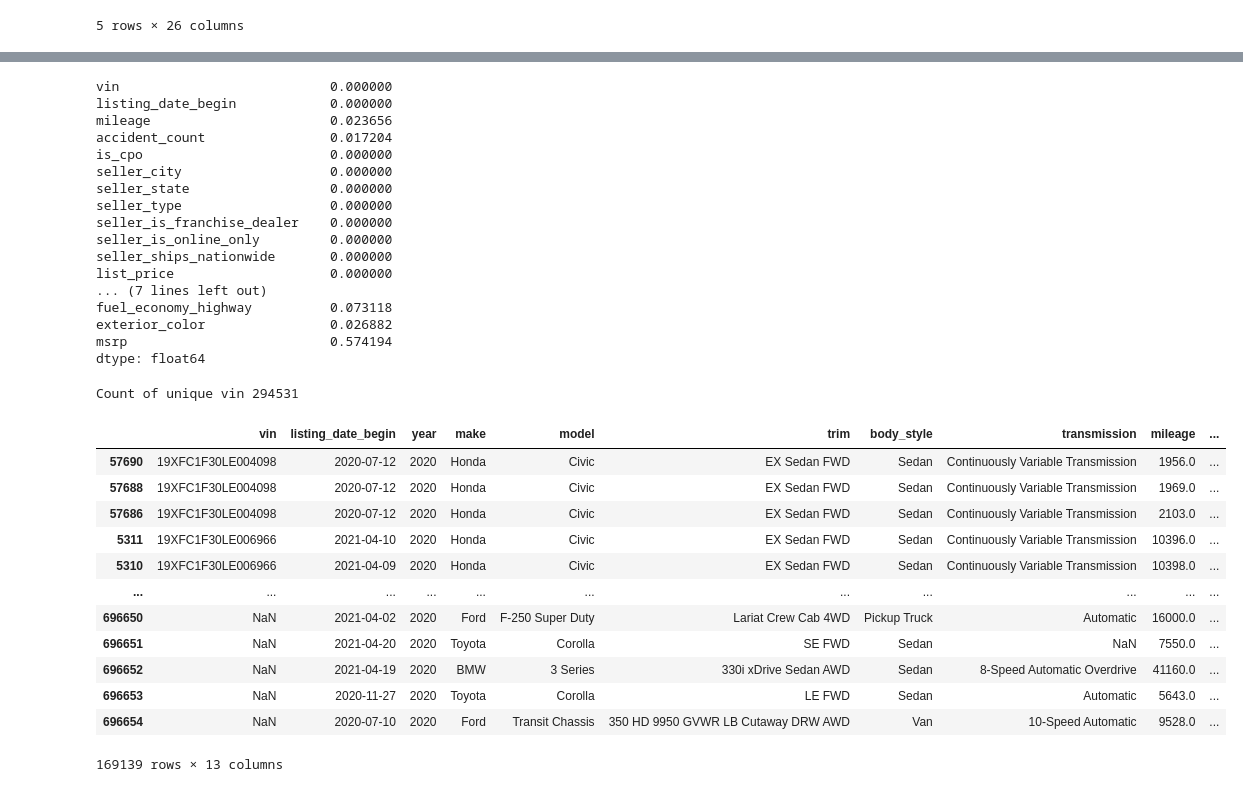
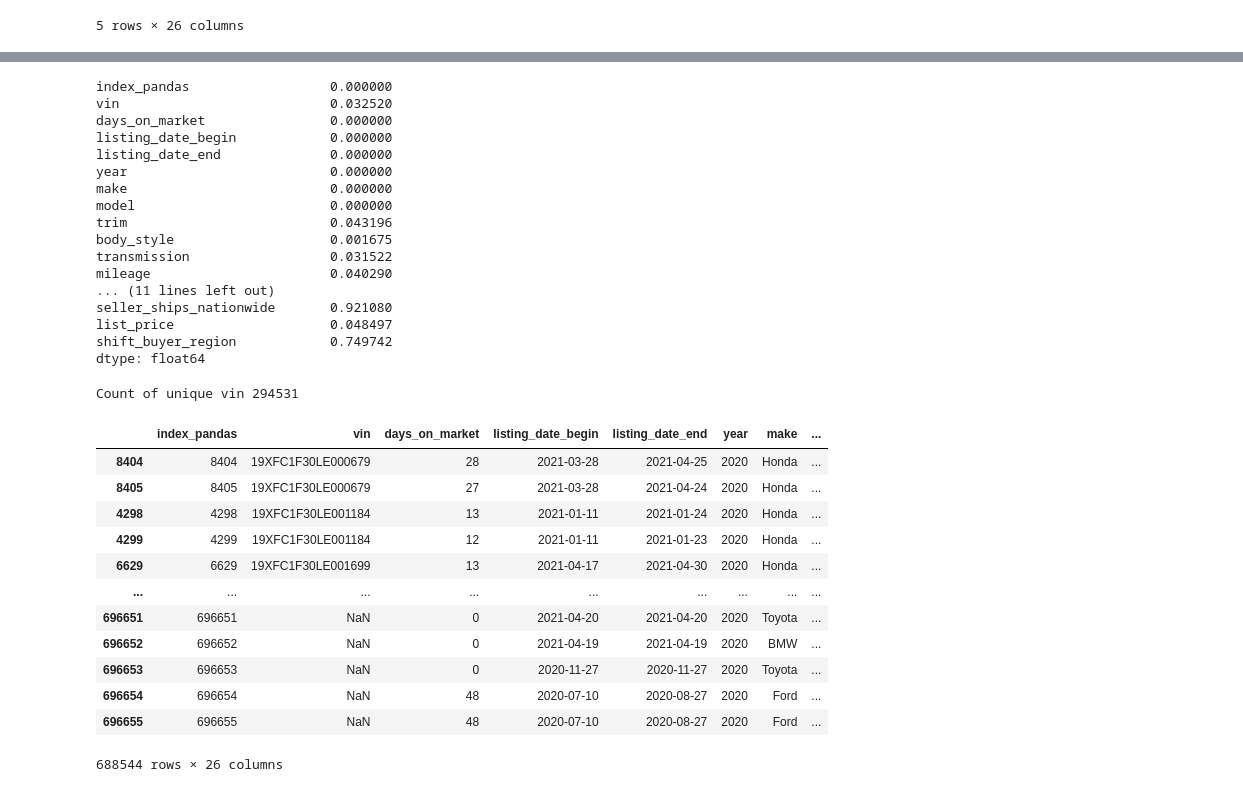
Before and after one commit to ehegermiller/price-prediction, a Jupyter notebook: scr/Price_Exploration.ipynb, the cells around one changed output, grey strips where cells are left out. Drawn from its saved outputs; the diff is of its cells as text; code cells hidden in the pictures.

```diff
--- a/scr/Price_Exploration.ipynb
+++ b/scr/Price_Exploration.ipynb
@@ -77,7 +83,7 @@ sns.set(style="whitegrid", color_codes=True)
 import statsmodels.api as sm
 from datetime import timedelta
 # %%
-import_directory = 'C:\\Users\\emmah\\Google Drive\\Job Applications\\TechnicalAssessment\\Shift\\data'
+import_directory = 'C:\\Users\\Emma Hegermiller\\Git\\price-prediction\\data'
 
 df_import =pd.read_csv(import_directory + '\\sample.csv')
 # %%
@@ -129,55 +132,41 @@ dtype: object
 row_total = len(df_import)
 df_import.isna().sum()/row_total
 # %% [output]
-vin                           0.000000
+index_pandas                  0.000000
+vin                           0.032520
+days_on_market                0.000000
 listing_date_begin            0.000000
-mileage                       0.023656
-accident_count                0.017204
-is_cpo                        0.000000
-seller_city                   0.000000
-seller_state                  0.000000
-seller_type                   0.000000
-seller_is_franchise_dealer    0.000000
-seller_is_online_only         0.000000
-seller_ships_nationwide       0.000000
-list_price                    0.000000
-... (7 lines left out)
-fuel_economy_highway          0.073118
-exterior_color                0.026882
-msrp                          0.574194
+listing_date_end              0.000000
+year                          0.000000
+make                          0.000000
+model                         0.000000
+trim                          0.043196
+body_style                    0.001675
+transmission                  0.031522
+mileage                       0.040290
+... (11 lines left out)
+seller_ships_nationwide       0.921080
+list_price                    0.048497
+shift_buyer_region            0.749742
 dtype: float64
 # %%
 # Looking at duplicate vin
 print("Count of unique vin {}".format(len(df_import.vin.unique())))
-vehicle_attributes = ["vin",
-                      "listing_date_begin",
-                      "year",
-                      "make",
-                      "model",
-                      "trim",
-                      "body_style",
-                      "transmission",
-                      "mileage",
-                      "accident_count",
-                      "fuel_economy_city",
-                      "fuel_economy_highway",
-                     "exterior_color"]
-df_vehicle = df_import[vehicle_attributes].drop_duplicates()
-ids = df_vehicle["vin"]
-df_vehicle[ids.isin(ids[ids.duplicated()])].sort_values("vin")
+ids = df_import["vin"]
+df_import.drop_duplicates()[ids.isin(ids[ids.duplicated()])].sort_values("vin")
 # %% [output]
 Count of unique vin 294531
-|  | vin | listing_date_begin | year | make | model | trim | body_style | transmission | mileage | ... |
-| 57690 | 19XFC1F30LE004098 | 2020-07-12 | 2020 | Honda | Civic | EX Sedan FWD | Sedan | Continuously Variable Transmission | 1956.0 | ... |
-| 57688 | 19XFC1F30LE004098 | 2020-07-12 | 2020 | Honda | Civic | EX Sedan FWD | Sedan | Continuously Variable Transmission | 1969.0 | ... |
-| 57686 | 19XFC1F30LE004098 | 2020-07-12 | 2020 | Honda | Civic | EX Sedan FWD | Sedan | Continuously Variable Transmission | 2103.0 | ... |
-| 5311 | 19XFC1F30LE006966 | 2021-04-10 | 2020 | Honda | Civic | EX Sedan FWD | Sedan | Continuously Variable Transmission | 10396.0 | ... |
-| 5310 | 19XFC1F30LE006966 | 2021-04-09 | 2020 | Honda | Civic | EX Sedan FWD | Sedan | Continuously Variable Transmission | 10398.0 | ... |
-| ... | ... | ... | ... | ... | ... | ... | ... | ... | ... | ... |
-| 696650 | NaN | 2021-04-02 | 2020 | Ford | F-250 Super Duty | Lariat Crew Cab 4WD | Pickup Truck | Automatic | 16000.0 | ... |
-| 696651 | NaN | 2021-04-20 | 2020 | Toyota | Corolla | SE FWD | Sedan | NaN | 7550.0 | ... |
-| 696652 | NaN | 2021-04-19 | 2020 | BMW | 3 Series | 330i xDrive Sedan AWD | Sedan | 8-Speed Automatic Overdrive | 41160.0 | ... |
-| 696653 | NaN | 2020-11-27 | 2020 | Toyota | Corolla | LE FWD | Sedan | Automatic | 5643.0 | ... |
-| 696654 | NaN | 2020-07-10 | 2020 | Ford | Transit Chassis | 350 HD 9950 GVWR LB Cutaway DRW AWD | Van | 10-Speed Automatic | 9528.0 | ... |
+|  | index_pandas | vin | days_on_market | listing_date_begin | listing_date_end | year | make | ... |
+| 8404 | 8404 | 19XFC1F30LE000679 | 28 | 2021-03-28 | 2021-04-25 | 2020 | Honda | ... |
+| 8405 | 8405 | 19XFC1F30LE000679 | 27 | 2021-03-28 | 2021-04-24 | 2020 | Honda | ... |
+| 4298 | 4298 | 19XFC1F30LE001184 | 13 | 2021-01-11 | 2021-01-24 | 2020 | Honda | ... |
+| 4299 | 4299 | 19XFC1F30LE001184 | 12 | 2021-01-11 | 2021-01-23 | 2020 | Honda | ... |
+| 6629 | 6629 | 19XFC1F30LE001699 | 13 | 2021-04-17 | 2021-04-30 | 2020 | Honda | ... |
+| ... | ... | ... | ... | ... | ... | ... | ... | ... |
+| 696651 | 696651 | NaN | 0 | 2021-04-20 | 2021-04-20 | 2020 | Toyota | ... |
+| 696652 | 696652 | NaN | 0 | 2021-04-19 | 2021-04-19 | 2020 | BMW | ... |
+| 696653 | 696653 | NaN | 0 | 2020-11-27 | 2020-11-27 | 2020 | Toyota | ... |
+| 696654 | 696654 | NaN | 48 | 2020-07-10 | 2020-08-27 | 2020 | Ford | ... |
+| 696655 | 696655 | NaN | 48 | 2020-07-10 | 2020-08-27 | 2020 | Ford | ... |
-169139 rows × 13 columns
+688544 rows × 26 columns
 # %%
```
Also changed, not shown: parts of 9 cells of this notebook, 3 other files.
